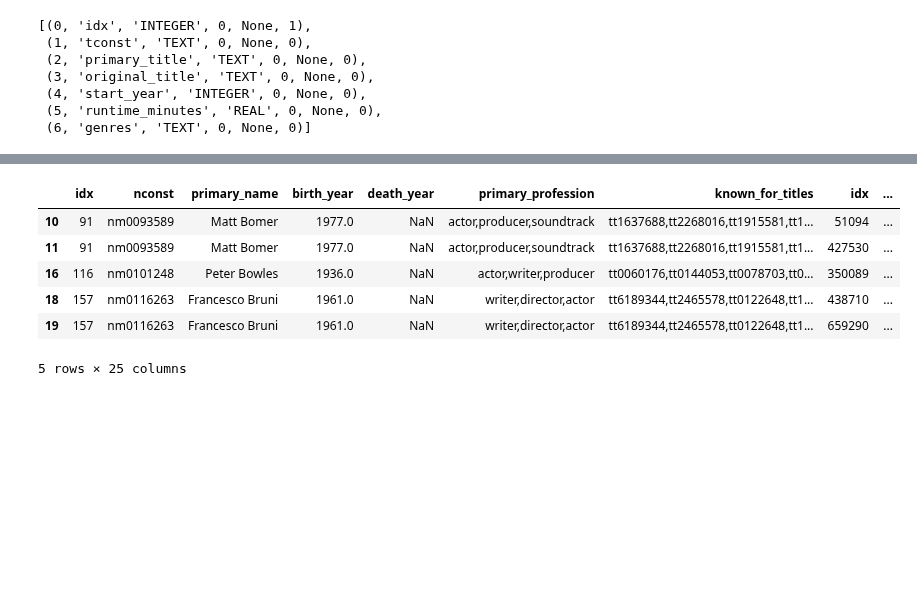
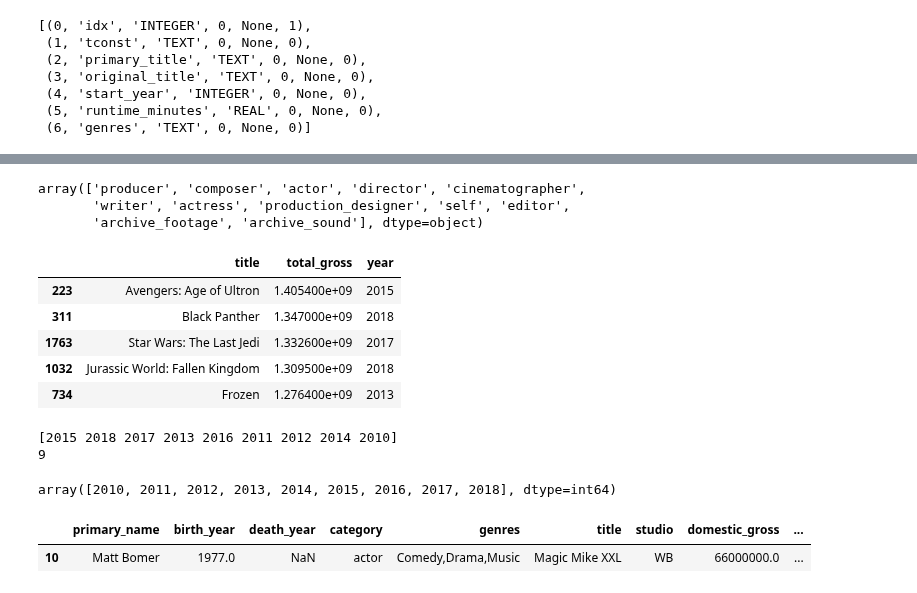
Before and after one commit to jeffreyhwatson/MS_Box_Office_Insights, a Jupyter notebook: talent_sql_eda.ipynb, the cells around one changed output, grey strips where cells are left out. Cells and saved outputs as stored; diff of their text form; code cells hidden in the pictures; blank space fills up the shorter version.

Commit message:
last commit for monday

```diff
--- a/talent_sql_eda.ipynb
+++ b/talent_sql_eda.ipynb
@@ -128,2 +103,0 @@ dtype: int64
-# %%
-df['primary_profession'] = df['primary_profession'].astype('str')
@@ -129,0 +125,5 @@ df['primary_profession'] = df['primary_profession'].astype('str')
+# %%
+df.foreign_gross = pd.to_numeric(df.foreign_gross, errors='coerce')
+df.foreign_gross = df.foreign_gross.fillna(0)
+df.domestic_gross = df.domestic_gross.fillna(0)
+df.info()
@@ -129,0 +169,4 @@ df['primary_profession'] = df['primary_profession'].astype('str')
+# %%
+# dropping extraneous columns
+df = df.drop(['idx', 'nconst', 'primary_profession', 'primary_title', 'original_title', 'known_for_titles', 'tconst', 'ordering', 'job', 'characters', 'start_year','runtime_minutes'], axis=1)
+df.head(1)
@@ -129,0 +176,4 @@ df['primary_profession'] = df['primary_profession'].astype('str')
+# %%
+# creating a total_gross column
+df['total_gross'] = df.domestic_gross + df.foreign_gross
+df.head(1)
@@ -130,11 +183,33 @@ df['primary_profession'] = df['primary_profession'].astype('str')
+# %%
+df.category.unique()
+# %% [output]
+array(['producer', 'composer', 'actor', 'director', 'cinematographer',
+       'writer', 'actress', 'production_designer', 'self', 'editor',
+       'archive_footage', 'archive_sound'], dtype=object)
+# %%
+title_gross = df[['title', 'total_gross', 'year']]
+unique_titles = title_gross.groupby('title').first().reset_index()
+top50_grossing_films = unique_titles.sort_values(by='total_gross', ascending=False).head(50)
+top50_grossing_films.head()
+# %% [output]
+|  | title | total_gross | year |
+| 223 | Avengers: Age of Ultron | 1.405400e+09 | 2015 |
+| 311 | Black Panther | 1.347000e+09 | 2018 |
+| 1763 | Star Wars: The Last Jedi | 1.332600e+09 | 2017 |
+| 1032 | Jurassic World: Fallen Kingdom | 1.309500e+09 | 2018 |
+| 734 | Frozen | 1.276400e+09 | 2013 |
+# %%
+years1 = top50_grossing_films.year.unique()
+print(years1)
+print(len(years1))
+np.sort(years1)
+# %% [output]
+[2015 2018 2017 2013 2016 2011 2012 2014 2010]
+9
+array([2010, 2011, 2012, 2013, 2014, 2015, 2016, 2017, 2018], dtype=int64)
 # %%
-actors_df = df[df['primary_profession'].str.contains('actor')]
-actors_df.head()
+actor_df = df[df['category'].str.contains('actor')]
+actor_df.head(1)
 # %% [output]
-|  | idx | nconst | primary_name | birth_year | death_year | primary_profession | known_for_titles | idx | ... |
-| 10 | 91 | nm0093589 | Matt Bomer | 1977.0 | NaN | actor,producer,soundtrack | tt1637688,tt2268016,tt1915581,tt1... | 51094 | ... |
-| 11 | 91 | nm0093589 | Matt Bomer | 1977.0 | NaN | actor,producer,soundtrack | tt1637688,tt2268016,tt1915581,tt1... | 427530 | ... |
-| 16 | 116 | nm0101248 | Peter Bowles | 1936.0 | NaN | actor,writer,producer | tt0060176,tt0144053,tt0078703,tt0... | 350089 | ... |
-| 18 | 157 | nm0116263 | Francesco Bruni | 1961.0 | NaN | writer,director,actor | tt6189344,tt2465578,tt0122648,tt1... | 438710 | ... |
-| 19 | 157 | nm0116263 | Francesco Bruni | 1961.0 | NaN | writer,director,actor | tt6189344,tt2465578,tt0122648,tt1... | 659290 | ... |
+|  | primary_name | birth_year | death_year | category | genres | title | studio | domestic_gross | ... |
+| 10 | Matt Bomer | 1977.0 | NaN | actor | Comedy,Drama,Music | Magic Mike XXL | WB | 66000000.0 | ... |
-5 rows × 25 columns
```
Also changed, not shown: parts of 20 cells of this notebook.
